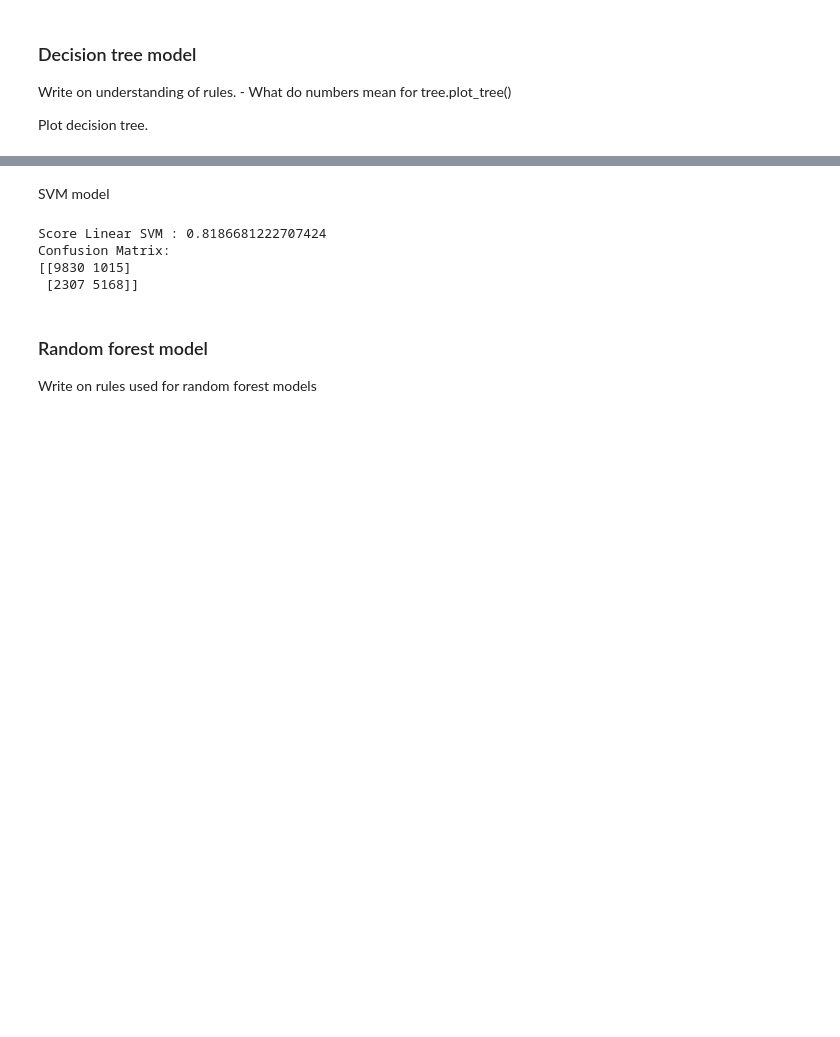
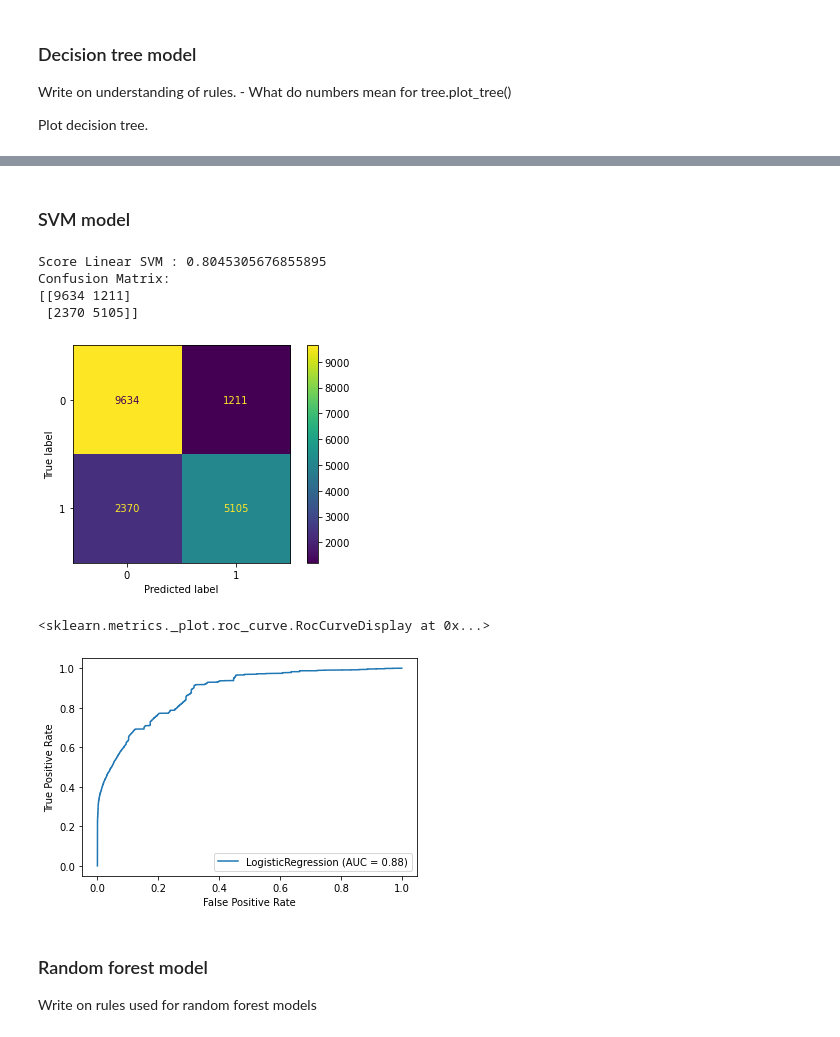
Before and after one commit to Aldair2202/Dissertation, a Jupyter notebook: Solution/Prototype1.ipynb, the cells around one changed output, grey strips where cells are left out. Drawn from its saved outputs; the diff is of its cells as text; code cells hidden in the pictures; blank space fills up the shorter version.

```diff
--- a/Solution/Prototype1.ipynb
+++ b/Solution/Prototype1.ipynb
@@ -287,19 +302,27 @@ tree.plot_tree(dtc,max_depth=1)
-# %% [markdown]
-SVM model
+# %% [markdown]
+### SVM model
 # %%
 linear_svm=LinearSVC(C=1)
 linear_svm.fit(X_train, y_train)
 y_pred = linear_svm.predict(X_test)
 score_test = metrics.accuracy_score(y_test, y_pred)
 matrix = confusion_matrix(y_test, y_pred)
+
 print ("Score Linear SVM :",score_test)
 print ("Confusion Matrix: ")
 print (matrix)
+plot_confusion_matrix(linear_svm, X_test, y_test)
+plt.show()
+
+metrics.plot_roc_curve(lgs, X_test, y_test)
 # %% [output]
-Score Linear SVM : 0.8186681222707424
+Score Linear SVM : 0.8045305676855895
 Confusion Matrix:
-[[9830 1015]
- [2307 5168]]
+[[9634 1211]
+ [2370 5105]]
+[figure, added]
+<sklearn.metrics._plot.roc_curve.RocCurveDisplay at 0x...>
+[figure, added]
 # %% [markdown]
 ### Random forest model
 
```
Also changed, not shown: parts of 21 cells of this notebook.
